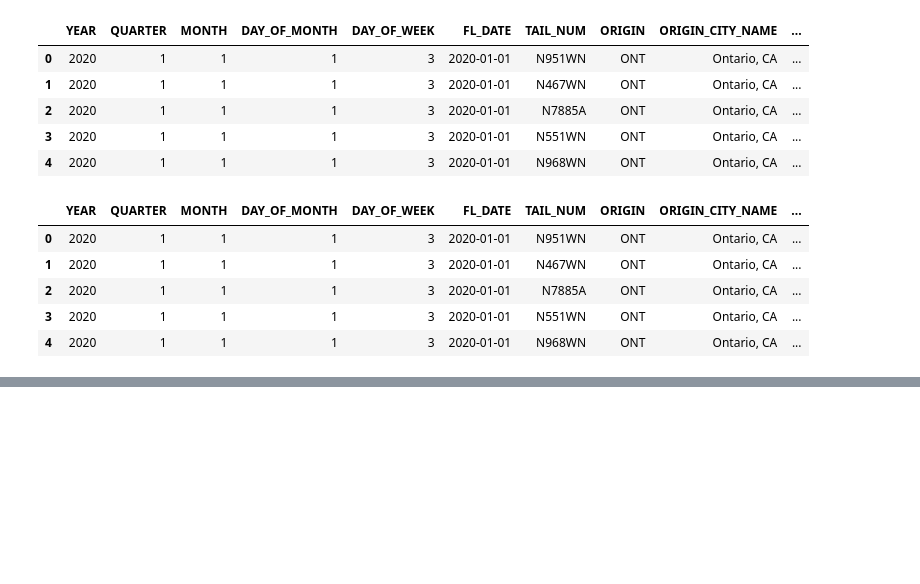
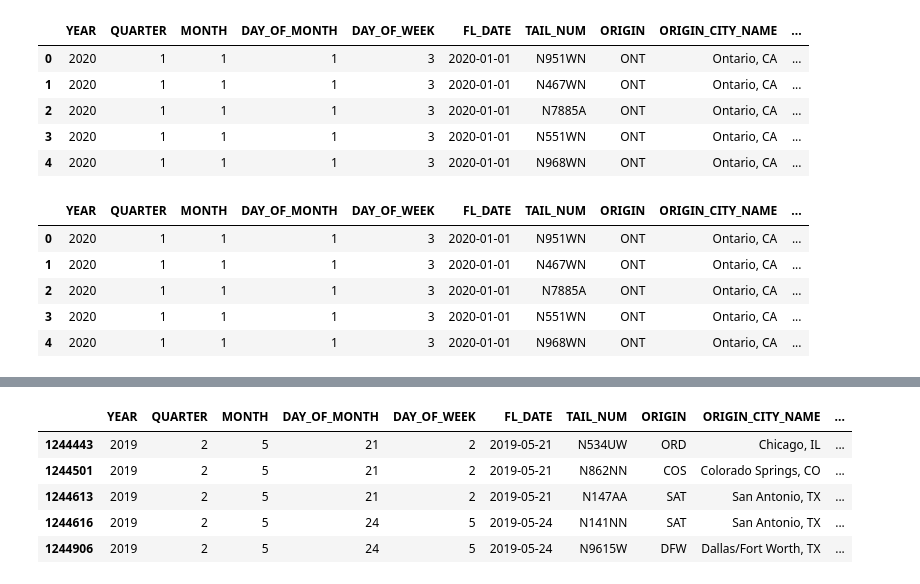
Before and after one commit to TharangaLakmali/Flight_delay_prediction, a Jupyter notebook: preprocessing_data.ipynb, the cells around one changed output, grey strips where cells are left out. Drawn from its saved outputs; the diff is of its cells as text; code cells hidden in the pictures; blank space fills up the shorter version.

```diff
--- a/preprocessing_data.ipynb
+++ b/preprocessing_data.ipynb
@@ -186,3 +199,13 @@ flight_data.head()
+# %%
+flight_data['FL_DATE'] = np.where(
+    flight_data['DEP_HOUR'] == "24", flight_data['FL_DATE'] + timedelta(days=1),
+    flight_data['FL_DATE']
+)
+
+flight_data['DEP_HOUR'] = np.where(
+    flight_data['DEP_HOUR'] == "24", "00",
+    flight_data['DEP_HOUR']
+)
 # %%
 # reading aircraft data and dropping the na values
 aircraft_data = (
@@ -317,0 +358,10 @@ final_data.head()
+# %%
+# these values will be replaced in model building if the chosen model cannot handle NAN values
+final_data[final_data.wdir.isna()].head()
+# %% [output]
+|  | YEAR | QUARTER | MONTH | DAY_OF_MONTH | DAY_OF_WEEK | FL_DATE | TAIL_NUM | ORIGIN | ORIGIN_CITY_NAME | ... |
+| 1244443 | 2019 | 2 | 5 | 21 | 2 | 2019-05-21 | N534UW | ORD | Chicago, IL | ... |
+| 1244501 | 2019 | 2 | 5 | 21 | 2 | 2019-05-21 | N862NN | COS | Colorado Springs, CO | ... |
+| 1244613 | 2019 | 2 | 5 | 21 | 2 | 2019-05-21 | N147AA | SAT | San Antonio, TX | ... |
+| 1244616 | 2019 | 2 | 5 | 24 | 5 | 2019-05-24 | N141NN | SAT | San Antonio, TX | ... |
+| 1244906 | 2019 | 2 | 5 | 24 | 5 | 2019-05-24 | N9615W | DFW | Dallas/Fort Worth, TX | ... |
```
Also changed, not shown: parts of 17 cells of this notebook.
